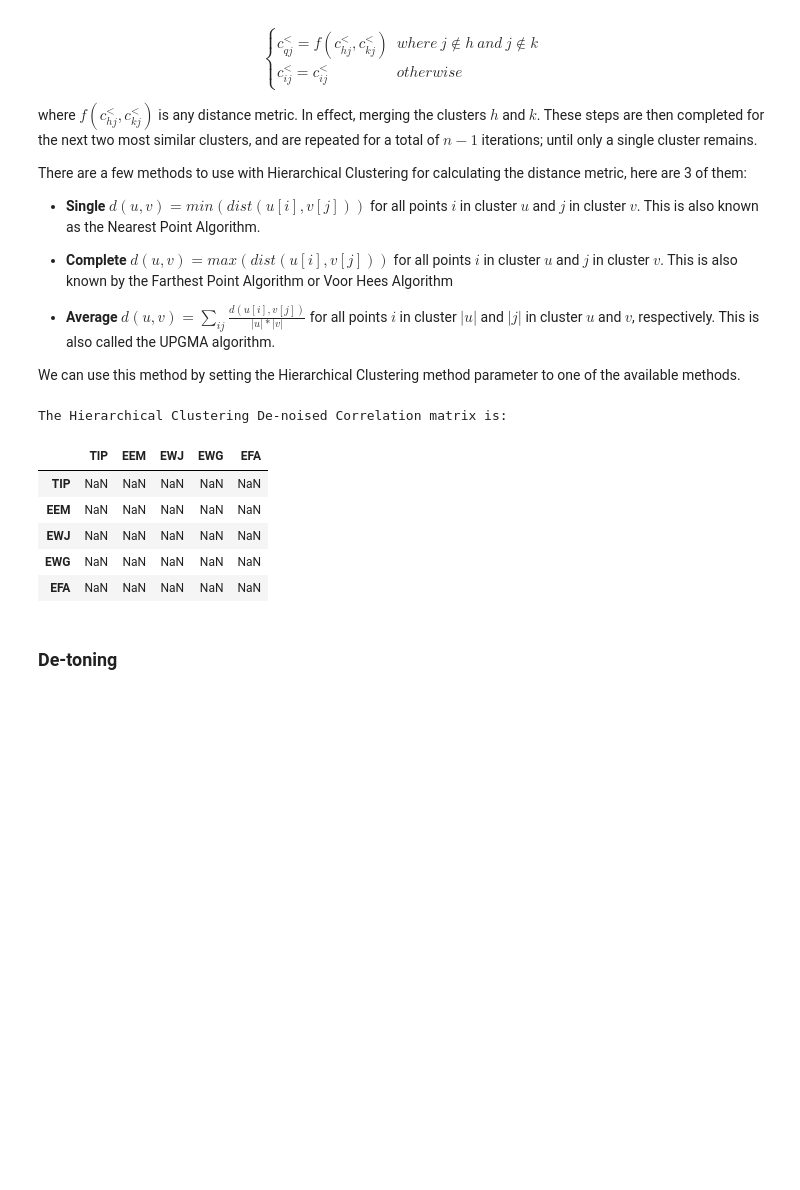
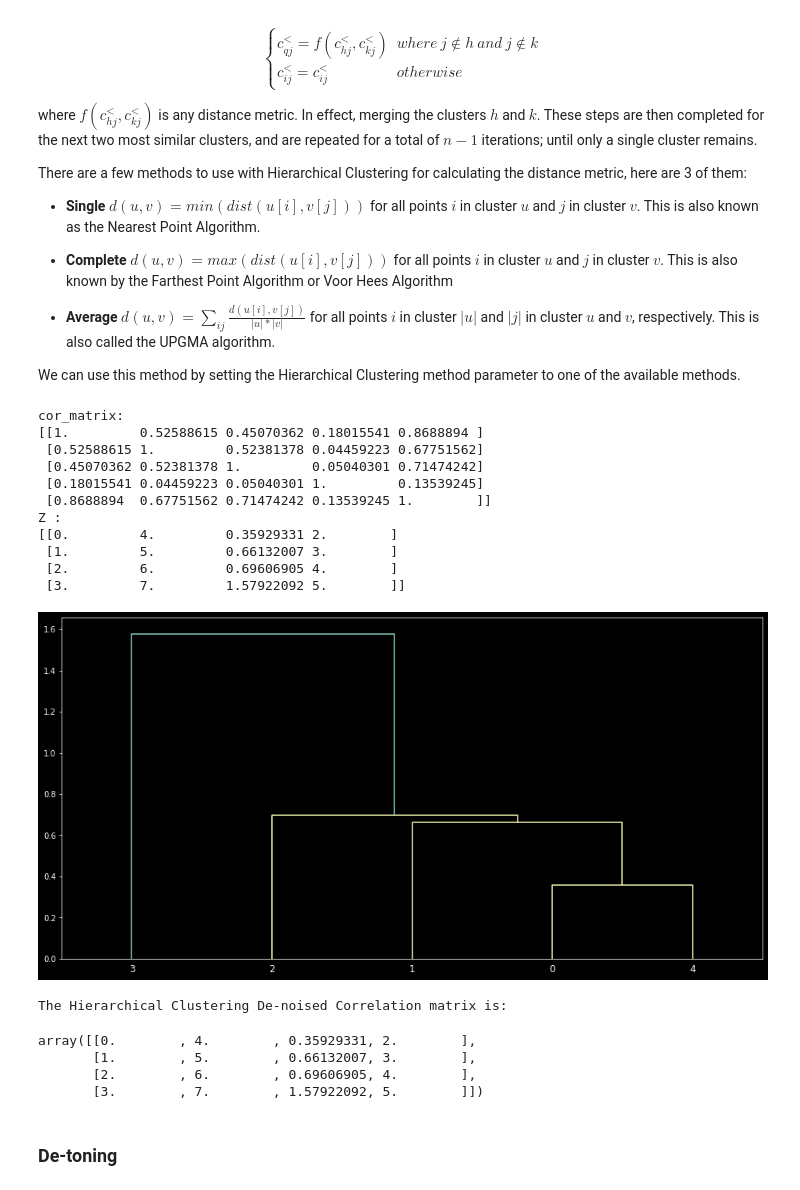
Before and after one commit to samousavizade/Financial-Economics-Project, a Jupyter notebook: Estimators/codes/custom_imp_RiskEstimators.ipynb, the cells around one changed output. Saved outputs shown, nothing was run; the diff lists cells and outputs as text; code cells hidden in the pictures; blank space fills up the shorter version.

```diff
--- a/Estimators/codes/custom_imp_RiskEstimators.ipynb
+++ b/Estimators/codes/custom_imp_RiskEstimators.ipynb
@@ -631,24 +631,33 @@ We can use this method by setting the Hierarchical Clustering method parameter t
 # %%
 # Getting the Empirical Correlation matrix from the Covariance matrix
 empirical_corr = risk_estimators.cov_to_corr(empirical_cov ** 2) # Matrix must be positive definite.
 
 # Finding the De-noised Сorrelation matrix using the Hierarchical Clustering De-noising Average Method
-corr_matrix_hierarchical = risk_estimators.filter_corr_hierarchical(empirical_corr.to_numpy(), method='average', draw_plot=False)
-
-# Transforming De-noised Covariance from np.array to pd.DataFrame
-corr_matrix_hierarchical = pd.DataFrame(corr_matrix_hierarchical, index=cov_matrix.index, columns=cov_matrix.columns)
+corr_matrix_hierarchical = risk_estimators.filter_corr_hierarchical(empirical_corr.to_numpy(),
+                                                                    method='average',
+                                                                    draw_plot=True)
 
 # Outputting the result
 print('The Hierarchical Clustering De-noised Correlation matrix is:')
 corr_matrix_hierarchical
 # %% [output]
-The Hierarchical Clustering De-noised Correlation matrix is:
+cor_matrix:
+[[1.         0.52588615 0.45070362 0.18015541 0.8688894 ]
+ [0.52588615 1.         0.52381378 0.04459223 0.67751562]
+ [0.45070362 0.52381378 1.         0.05040301 0.71474242]
+ [0.18015541 0.04459223 0.05040301 1.         0.13539245]
+ [0.8688894  0.67751562 0.71474242 0.13539245 1.        ]]
+Z :
+[[0.         4.         0.35929331 2.        ]
+ [1.         5.         0.66132007 3.        ]
+ [2.         6.         0.69606905 4.        ]
+ [3.         7.         1.57922092 5.        ]]
-|  | TIP | EEM | EWJ | EWG | EFA |
-| TIP | NaN | NaN | NaN | NaN | NaN |
-| EEM | NaN | NaN | NaN | NaN | NaN |
-| EWJ | NaN | NaN | NaN | NaN | NaN |
-| EWG | NaN | NaN | NaN | NaN | NaN |
-| EFA | NaN | NaN | NaN | NaN | NaN |
+[figure, added]
+The Hierarchical Clustering De-noised Correlation matrix is:
+array([[0.        , 4.        , 0.35929331, 2.        ],
+       [1.        , 5.        , 0.66132007, 3.        ],
+       [2.        , 6.        , 0.69606905, 4.        ],
+       [3.        , 7.        , 1.57922092, 5.        ]])
 # %% [markdown]
 ### De-toning
 # %% [markdown]
```
Also changed, not shown: parts of 23 cells of this notebook, 3 other files.
